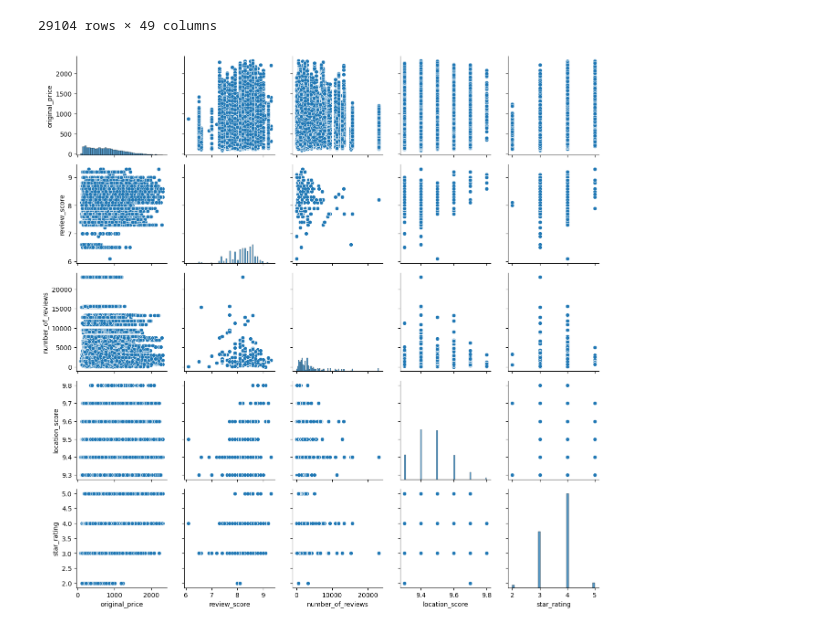
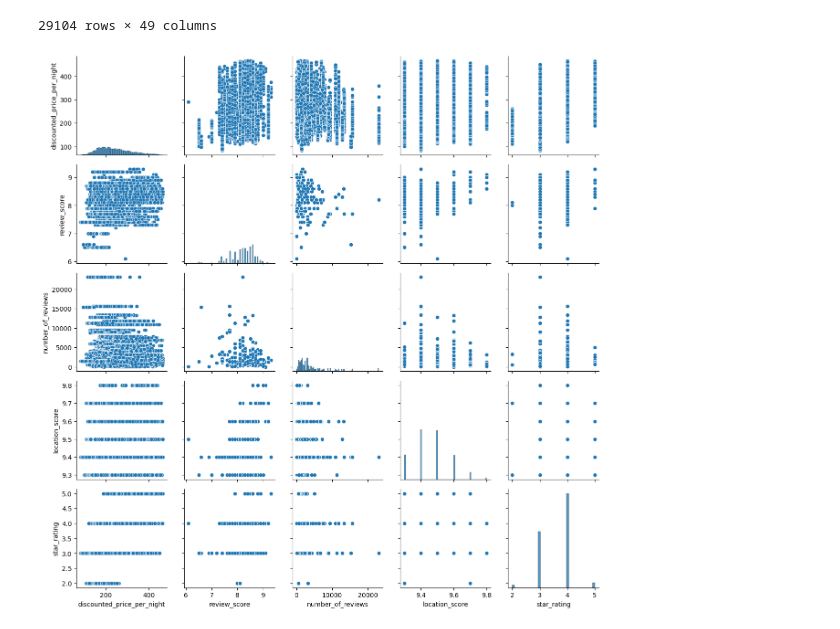
Before and after one commit to yoav0gal/DS-101-Final, a Jupyter notebook: ProjectA/data-exploration.ipynb, the cells around one changed output. Saved outputs shown, nothing was run; the diff lists cells and outputs as text; code cells hidden in the pictures.

```diff
--- a/ProjectA/data-exploration.ipynb
+++ b/ProjectA/data-exploration.ipynb
@@ -384,17 +378,17 @@ new_bookings
 # %%
 import seaborn as sns
 import matplotlib.pyplot as plt
 
 # Select numerical variables for PairGrid
-selected_columns = ["original_price", "review_score", "number_of_reviews", "location_score", "star_rating"]
+selected_columns = ["discounted_price_per_night", "review_score", "number_of_reviews", "location_score", "star_rating"]
 pairgrid_df = new_bookings[selected_columns].dropna()  # Drop NaN values for plotting
 
 # Create PairGrid
 g = sns.PairGrid(pairgrid_df)
 g.map_diag(sns.histplot)  # Histograms on the diagonal
 g.map_offdiag(sns.scatterplot)  # Scatter plots on off-diagonal
 
 # Show the plot
 plt.show()
 # %% [output]
-[figure, old version]
+[figure, new version]
```
Also changed, not shown: parts of 8 cells of this notebook.
